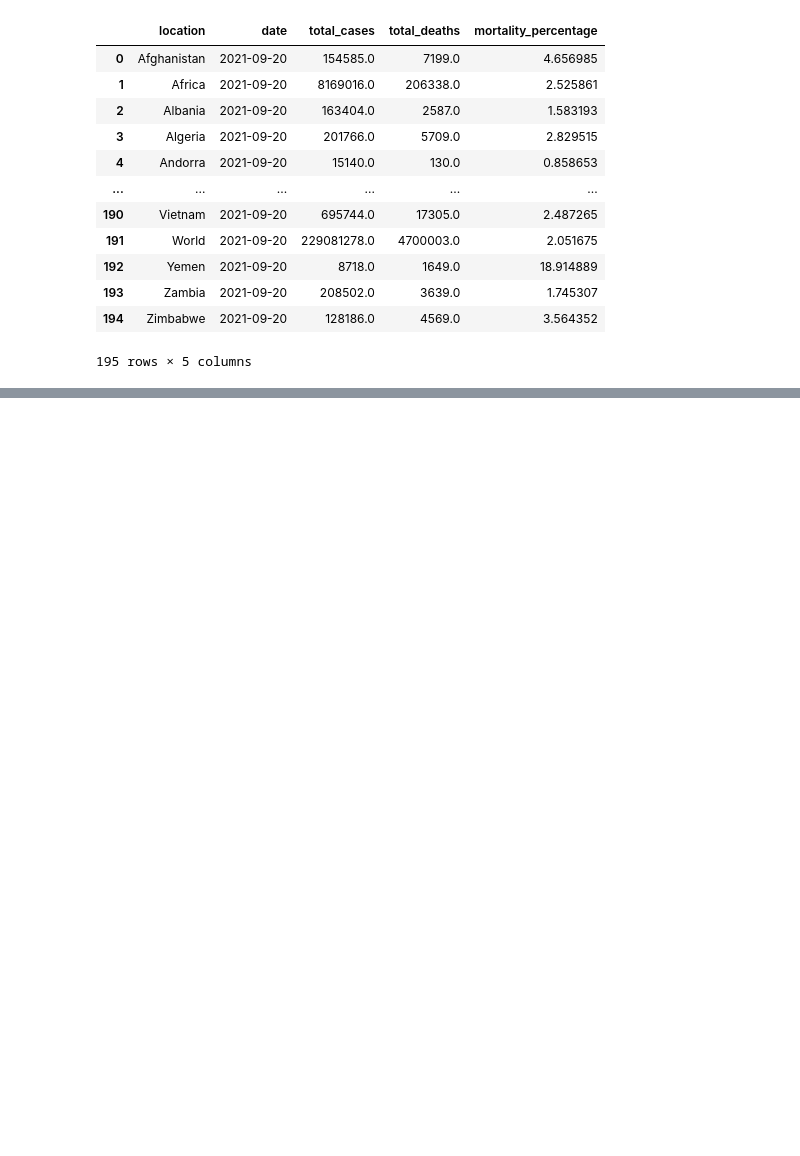
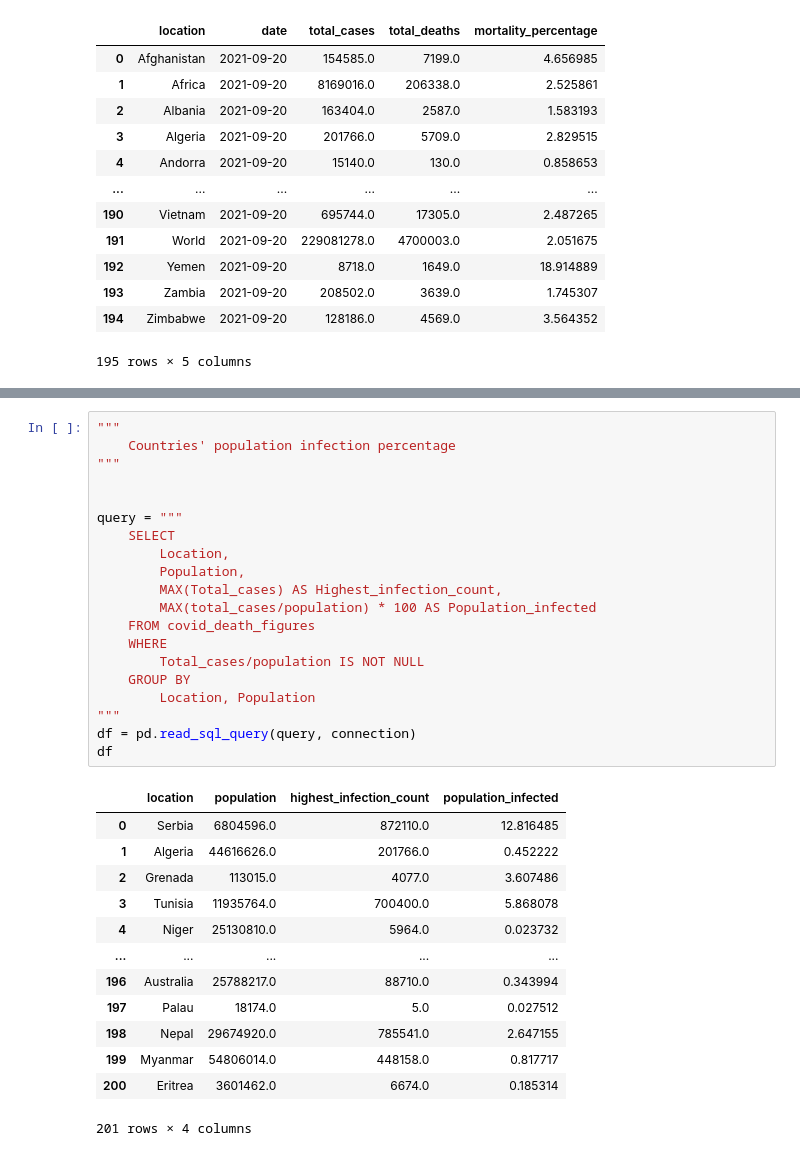
Before and after one commit to TheOtherBrian1/Covid-Exploration, a Jupyter notebook: Python_files/Data Analysis Covid.ipynb, the cells around one changed output, grey strips where cells are left out. Saved outputs shown, nothing was run; the diff lists cells and outputs as text; blank space fills up the shorter version.

```diff
--- a/Python_files/Data Analysis Covid.ipynb
+++ b/Python_files/Data Analysis Covid.ipynb
@@ -134,3 +132,37 @@ df
 | 37 | 2021-09-20 | Spain | 4.674521e+07 | 4935534.0 | 85901.0 | 10.558374 | 0.183764 |
 | 38 | 2021-09-20 | Argentina | 4.560582e+07 | 5241394.0 | 114518.0 | 11.492817 | 0.251104 |
 | 39 | 2021-09-20 | Sudan | 4.490935e+07 | 38041.0 | 2879.0 | 0.084706 | 0.006411 |
+# %%
+"""
+    Countries' population infection percentage
+"""
+
+
+query = """
+    SELECT
+        Location,
+        Population,
+        MAX(Total_cases) AS Highest_infection_count,
+        MAX(total_cases/population) * 100 AS Population_infected
+    FROM covid_death_figures
+    WHERE
+        Total_cases/population IS NOT NULL
+    GROUP BY
+        Location, Population
+"""
+df = pd.read_sql_query(query, connection)
+df
+# %% [output]
+|  | location | population | highest_infection_count | population_infected |
+| 0 | Serbia | 6804596.0 | 872110.0 | 12.816485 |
+| 1 | Algeria | 44616626.0 | 201766.0 | 0.452222 |
+| 2 | Grenada | 113015.0 | 4077.0 | 3.607486 |
+| 3 | Tunisia | 11935764.0 | 700400.0 | 5.868078 |
+| 4 | Niger | 25130810.0 | 5964.0 | 0.023732 |
+| ... | ... | ... | ... | ... |
+| 196 | Australia | 25788217.0 | 88710.0 | 0.343994 |
+| 197 | Palau | 18174.0 | 5.0 | 0.027512 |
+| 198 | Nepal | 29674920.0 | 785541.0 | 2.647155 |
+| 199 | Myanmar | 54806014.0 | 448158.0 | 0.817717 |
+| 200 | Eritrea | 3601462.0 | 6674.0 | 0.185314 |
+201 rows × 4 columns
```
Also changed, not shown: parts of 6 cells of this notebook, 1 other file.
